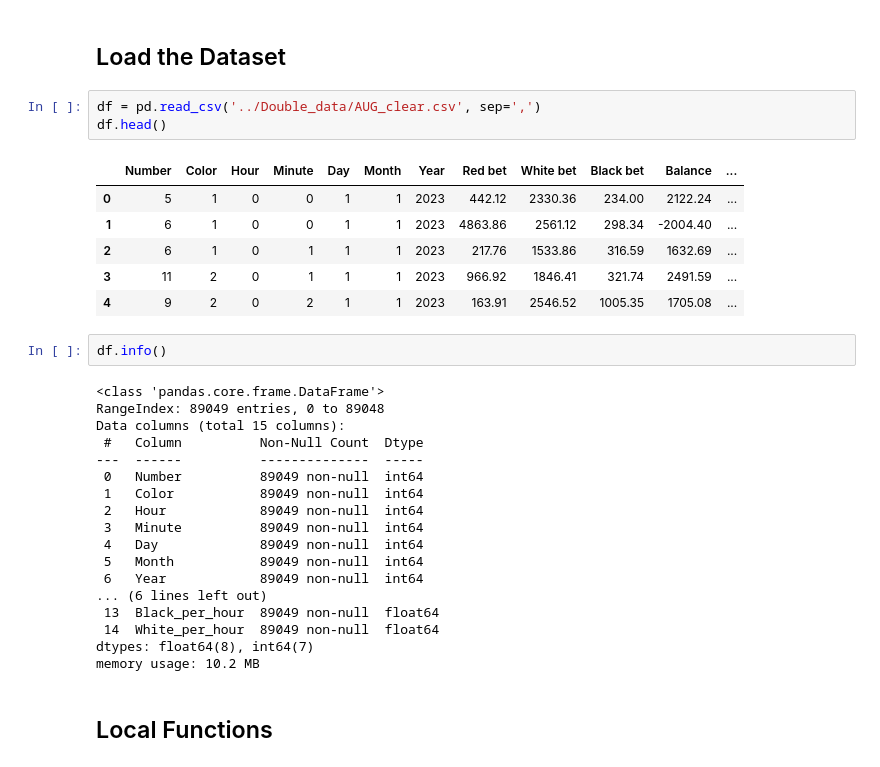
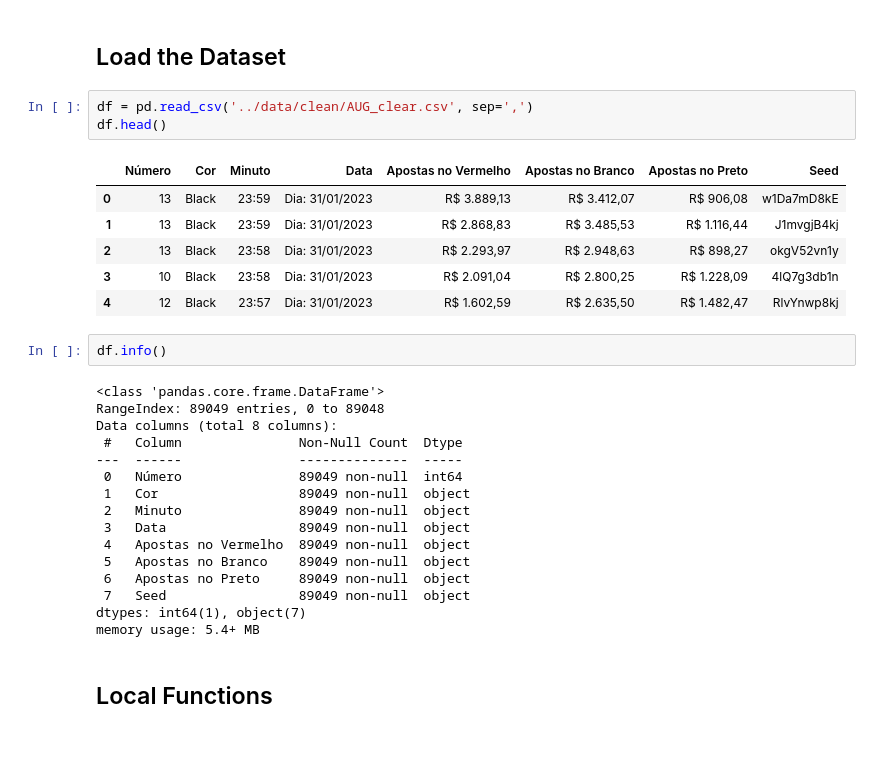
Before and after one commit to zoddinGC/blaze-double, a Jupyter notebook: Double/blaze_regression.ipynb, the cells around one changed output. Saved outputs shown, nothing was run; the diff lists cells and outputs as text.

```diff
--- a/Double/blaze_regression.ipynb
+++ b/Double/blaze_regression.ipynb
@@ -16,35 +16,33 @@ warnings.filterwarnings("ignore")
 # %% [markdown]
 ## Load the Dataset
 # %%
-df = pd.read_csv('../Double_data/AUG_clear.csv', sep=',')
+df = pd.read_csv('../data/clean/AUG_clear.csv', sep=',')
 df.head()
 # %% [output]
-|  | Number | Color | Hour | Minute | Day | Month | Year | Red bet | White bet | Black bet | Balance | ... |
-| 0 | 5 | 1 | 0 | 0 | 1 | 1 | 2023 | 442.12 | 2330.36 | 234.00 | 2122.24 | ... |
-| 1 | 6 | 1 | 0 | 0 | 1 | 1 | 2023 | 4863.86 | 2561.12 | 298.34 | -2004.40 | ... |
-| 2 | 6 | 1 | 0 | 1 | 1 | 1 | 2023 | 217.76 | 1533.86 | 316.59 | 1632.69 | ... |
-| 3 | 11 | 2 | 0 | 1 | 1 | 1 | 2023 | 966.92 | 1846.41 | 321.74 | 2491.59 | ... |
-| 4 | 9 | 2 | 0 | 2 | 1 | 1 | 2023 | 163.91 | 2546.52 | 1005.35 | 1705.08 | ... |
+|  | Número | Cor | Minuto | Data | Apostas no Vermelho | Apostas no Branco | Apostas no Preto | Seed |
+| 0 | 13 | Black | 23:59 | Dia: 31/01/2023 | R$ 3.889,13 | R$ 3.412,07 | R$ 906,08 | w1Da7mD8kE |
+| 1 | 13 | Black | 23:59 | Dia: 31/01/2023 | R$ 2.868,83 | R$ 3.485,53 | R$ 1.116,44 | J1mvgjB4kj |
+| 2 | 13 | Black | 23:58 | Dia: 31/01/2023 | R$ 2.293,97 | R$ 2.948,63 | R$ 898,27 | okgV52vn1y |
+| 3 | 10 | Black | 23:58 | Dia: 31/01/2023 | R$ 2.091,04 | R$ 2.800,25 | R$ 1.228,09 | 4lQ7g3db1n |
+| 4 | 12 | Black | 23:57 | Dia: 31/01/2023 | R$ 1.602,59 | R$ 2.635,50 | R$ 1.482,47 | RlvYnwp8kj |
 # %%
 df.info()
 # %% [output]
 <class 'pandas.core.frame.DataFrame'>
 RangeIndex: 89049 entries, 0 to 89048
-Data columns (total 15 columns):
- #   Column          Non-Null Count  Dtype
----  ------          --------------  -----
- 0   Number          89049 non-null  int64
- 1   Color           89049 non-null  int64
- 2   Hour            89049 non-null  int64
- 3   Minute          89049 non-null  int64
- 4   Day             89049 non-null  int64
- 5   Month           89049 non-null  int64
- 6   Year            89049 non-null  int64
-... (6 lines left out)
- 13  Black_per_hour  89049 non-null  float64
- 14  White_per_hour  89049 non-null  float64
-dtypes: float64(8), int64(7)
-memory usage: 10.2 MB
+Data columns (total 8 columns):
+ #   Column               Non-Null Count  Dtype
+---  ------               --------------  -----
+ 0   Número               89049 non-null  int64
+ 1   Cor                  89049 non-null  object
+ 2   Minuto               89049 non-null  object
+ 3   Data                 89049 non-null  object
+ 4   Apostas no Vermelho  89049 non-null  object
+ 5   Apostas no Branco    89049 non-null  object
+ 6   Apostas no Preto     89049 non-null  object
+ 7   Seed                 89049 non-null  object
+dtypes: int64(1), object(7)
+memory usage: 5.4+ MB
 # %% [markdown]
 ## Local Functions
 # %%
```
Also changed, not shown: parts of 3 cells of this notebook, 29 other files.
